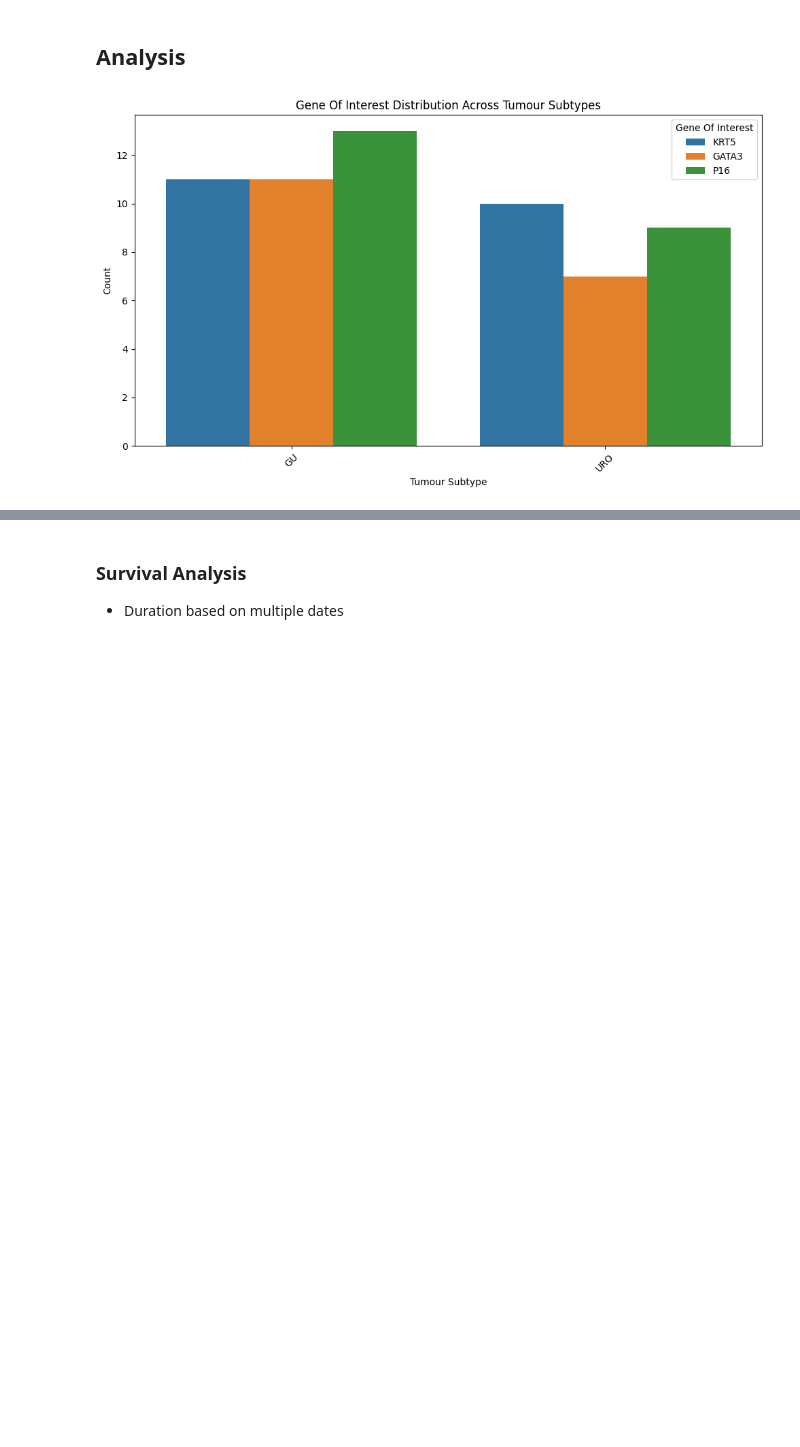
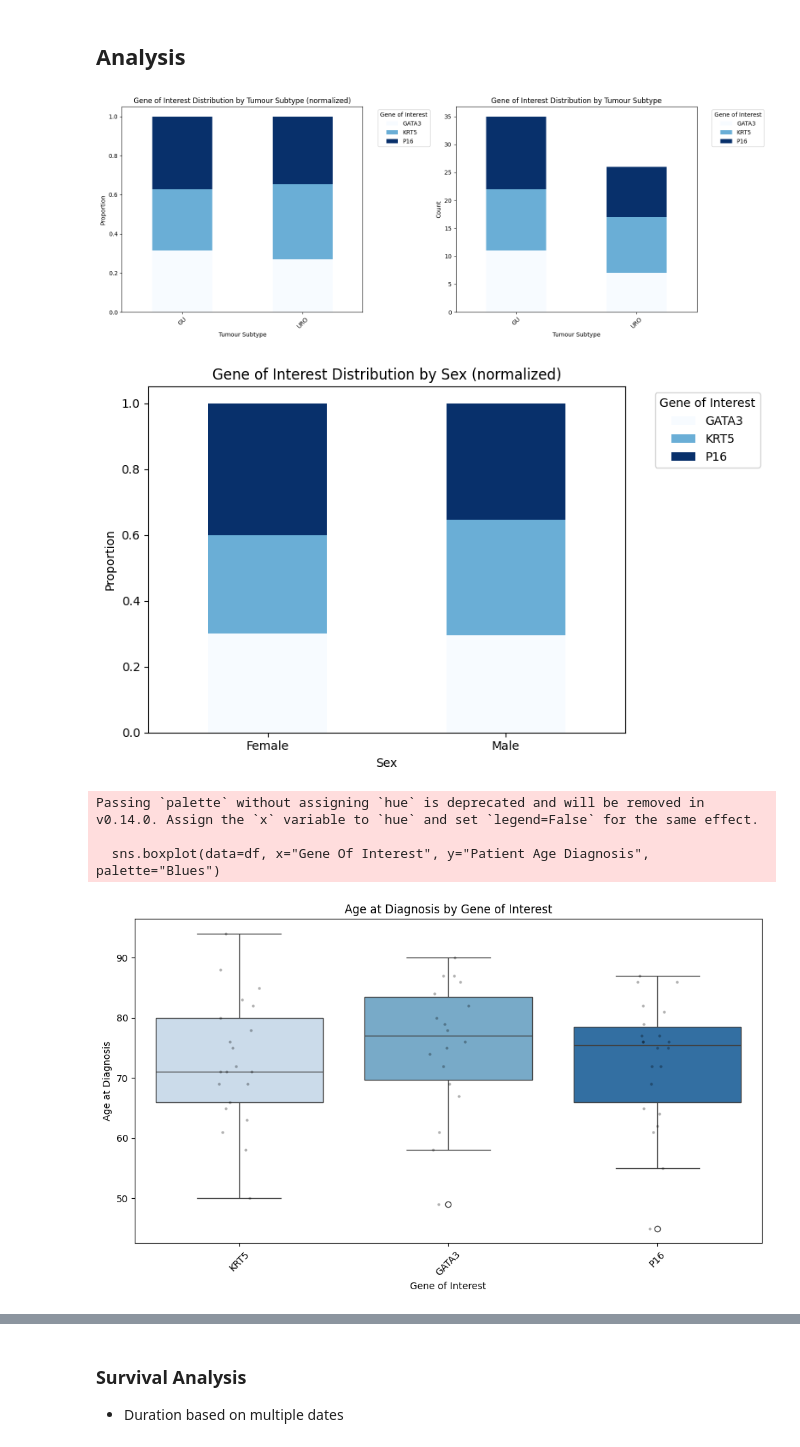
Before and after one commit to sophiasiliu/data-module, a Jupyter notebook: module_plan.ipynb, the cells around one changed output, grey strips where cells are left out. Cells and saved outputs as stored; diff of their text form; code cells hidden in the pictures; blank space fills up the shorter version.

```diff
--- a/module_plan.ipynb
+++ b/module_plan.ipynb
@@ -228,21 +228,61 @@ plt.show()
 # %% [markdown]
 ## Analysis
-# %%
-#tumour subtype vs gene of interest
-plt.figure(figsize=(10, 6))
-
-sns.countplot(
-    data=df,
-    x="Subtype",
-    hue="Gene Of Interest"
-)
-
-plt.title("Gene Of Interest Distribution Across Tumour Subtypes")
-plt.xlabel("Tumour Subtype")
-plt.ylabel("Count")
-plt.xticks(rotation=45)
-
-plt.tight_layout()
-plt.show()
-# %% [output]
-[figure, removed]
+# %%
+# Gene of Interest
+
+# Gene of Interest by Tumour Subtype
+fig, axes = plt.subplots(1, 2, figsize=(16, 6))
+
+ct = pd.crosstab(df["Subtype"], df["Gene Of Interest"])
+ct_norm = ct.div(ct.sum(axis=1), axis=0) #normalize
+
+ct_norm.plot(kind="bar", stacked=True, ax=axes[0], colormap="Blues")
+axes[0].set_title("Gene of Interest Distribution by Tumour Subtype (normalized)")
+axes[0].set_xlabel("Tumour Subtype")
+axes[0].set_ylabel("Proportion")
+axes[0].legend(title="Gene of Interest", bbox_to_anchor=(1.05, 1), loc="upper left")
+axes[0].tick_params(axis="x", rotation=45)
+
+# 1b. Raw counts version for comparison
+ct.plot(kind="bar", stacked=True, ax=axes[1], colormap="Blues")
+axes[1].set_title("Gene of Interest Distribution by Tumour Subtype")
+axes[1].set_xlabel("Tumour Subtype")
+axes[1].set_ylabel("Count")
+axes[1].legend(title="Gene of Interest", bbox_to_anchor=(1.05, 1), loc="upper left")
+axes[1].tick_params(axis="x", rotation=45)
+
+plt.tight_layout()
+plt.show()
+
+
+# Gene of Interest by Sex
+fig, ax = plt.subplots(figsize=(8, 5))
+ct_sex = pd.crosstab(df["Sex"], df["Gene Of Interest"], normalize="index")
+ct_sex.plot(kind="bar", stacked=True, ax=ax, colormap="Blues")
+ax.set_title("Gene of Interest Distribution by Sex (normalized)")
+ax.set_xlabel("Sex")
+ax.set_ylabel("Proportion")
+ax.legend(title="Gene of Interest", bbox_to_anchor=(1.05, 1), loc="upper left")
+ax.tick_params(axis="x", rotation=0)
+plt.tight_layout()
+plt.show()
+
+
+# Age distribution by Gene of Interest
+plt.figure(figsize=(10, 6))
+sns.boxplot(data=df, x="Gene Of Interest", y="Patient Age Diagnosis", palette="Blues")
+sns.stripplot(data=df, x="Gene Of Interest", y="Patient Age Diagnosis",
+              color="black", alpha=0.3, size=3, jitter=True)
+plt.title("Age at Diagnosis by Gene of Interest")
+plt.xlabel("Gene of Interest")
+plt.ylabel("Age at Diagnosis")
+plt.xticks(rotation=45)
+plt.tight_layout()
+plt.show()
+# %% [output]
+[figure, added]
+[figure, added]
+Passing `palette` without assigning `hue` is deprecated and will be removed in v0.14.0. Assign the `x` variable to `hue` and set `legend=False` for the same effect.
+
+  sns.boxplot(data=df, x="Gene Of Interest", y="Patient Age Diagnosis", palette="Blues")
+[figure, added]
```
Also changed, not shown: parts of 5 cells of this notebook.
